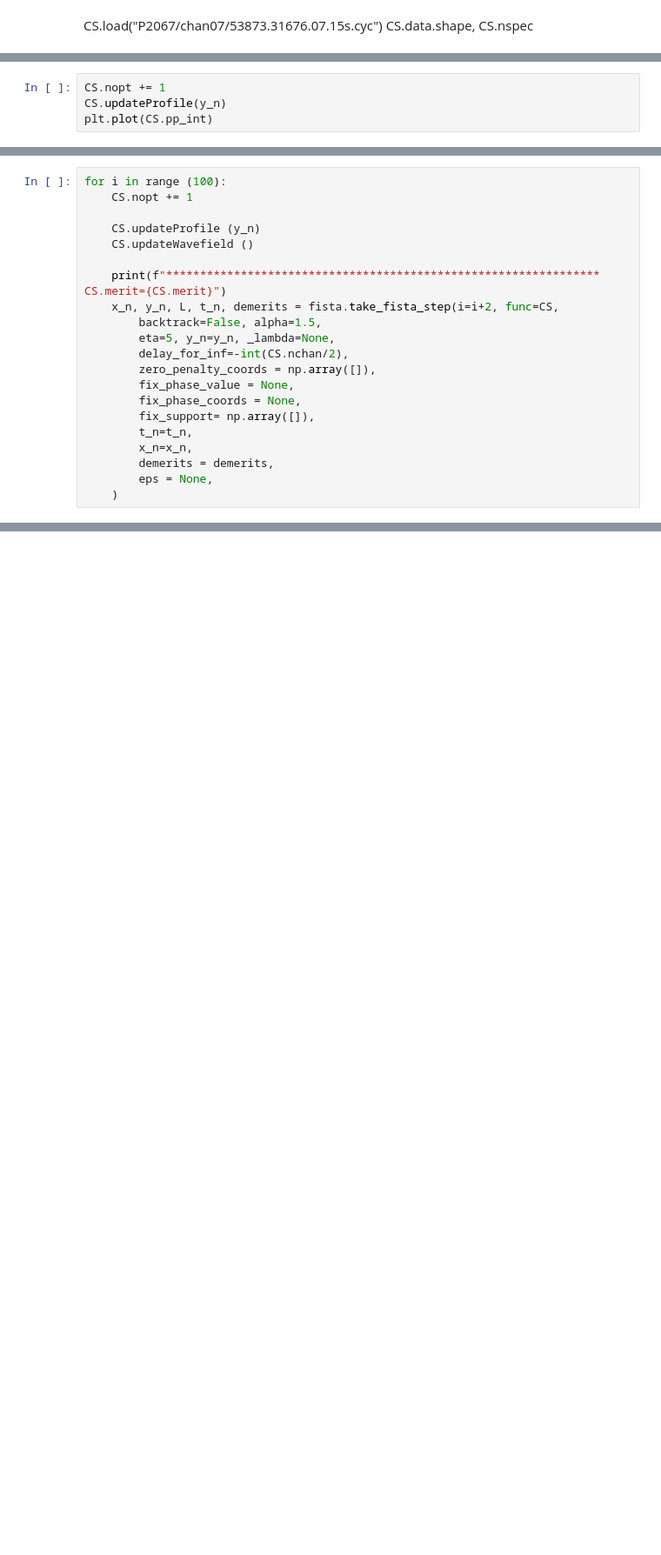
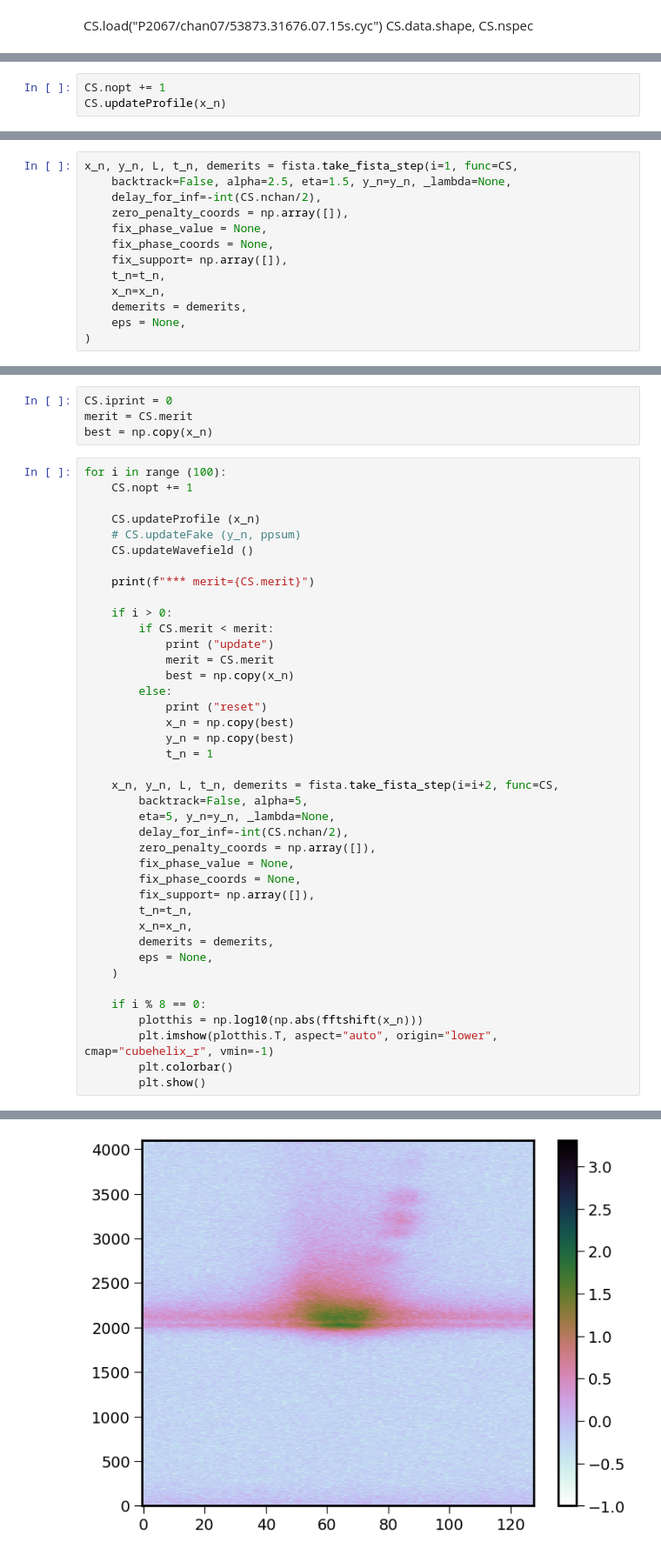
Before and after one commit to straten/dyncycpy, a Jupyter notebook: cycfista.ipynb, the cells around one changed output, grey strips where cells are left out. Shown at 87% size. Saved outputs shown, nothing was run; the diff lists cells and outputs as text; blank space fills up the shorter version.

```diff
--- a/cycfista.ipynb
+++ b/cycfista.ipynb
@@ -80,4 +121,3 @@ plt.plot (np.real(y_n[0]))
 # %%
 CS.nopt += 1
-CS.updateProfile(y_n)
-plt.plot(CS.pp_int)
+CS.updateProfile(x_n)
@@ -117,3 +189,16 @@ x_n, y_n, L, t_n, demerits = fista.take_fista_step(i=1, func=CS,
+# %%
+x_n, y_n, L, t_n, demerits = fista.take_fista_step(i=1, func=CS,
+    backtrack=False, alpha=2.5, eta=1.5, y_n=y_n, _lambda=None,
+    delay_for_inf=-int(CS.nchan/2),
+    zero_penalty_coords = np.array([]),
+    fix_phase_value = None,
+    fix_phase_coords = None,
+    fix_support= np.array([]),
+    t_n=t_n,
+    x_n=x_n,
+    demerits = demerits,
+    eps = None,
+)
 # %%
 plt.imshow(np.real(x_n))
 plt.colorbar()
@@ -122,13 +217,30 @@ plt.plot(np.abs(x_n[0]))
+# %%
+CS.iprint = 0
+merit = CS.merit
+best = np.copy(x_n)
 # %%
 for i in range (100):
     CS.nopt += 1
 
-    CS.updateProfile (y_n)
+    CS.updateProfile (x_n)
+    # CS.updateFake (y_n, ppsum)
     CS.updateWavefield ()
 
-    print(f"**************************************************************** CS.merit={CS.merit}")
+    print(f"*** merit={CS.merit}")
+
+    if i > 0:
+        if CS.merit < merit:
+            print ("update")
+            merit = CS.merit
+            best = np.copy(x_n)
+        else:
+            print ("reset")
+            x_n = np.copy(best)
+            y_n = np.copy(best)
+            t_n = 1
+
     x_n, y_n, L, t_n, demerits = fista.take_fista_step(i=i+2, func=CS,
-        backtrack=False, alpha=1.5,
+        backtrack=False, alpha=5,
         eta=5, y_n=y_n, _lambda=None,
         delay_for_inf=-int(CS.nchan/2),
         zero_penalty_coords = np.array([]),
@@ -140,3 +252,10 @@ for i in range (100):
         demerits = demerits,
         eps = None,
     )
+
+    if i % 8 == 0:
+        plotthis = np.log10(np.abs(fftshift(x_n)))
+        plt.imshow(plotthis.T, aspect="auto", origin="lower", cmap="cubehelix_r", vmin=-1)
+        plt.colorbar()
+        plt.show()
+# %% [output]
@@ -142,0 +279 @@ for i in range (100):
+[figure, added]
```
Also changed, not shown: parts of 35 cells of this notebook, 2 other files.
